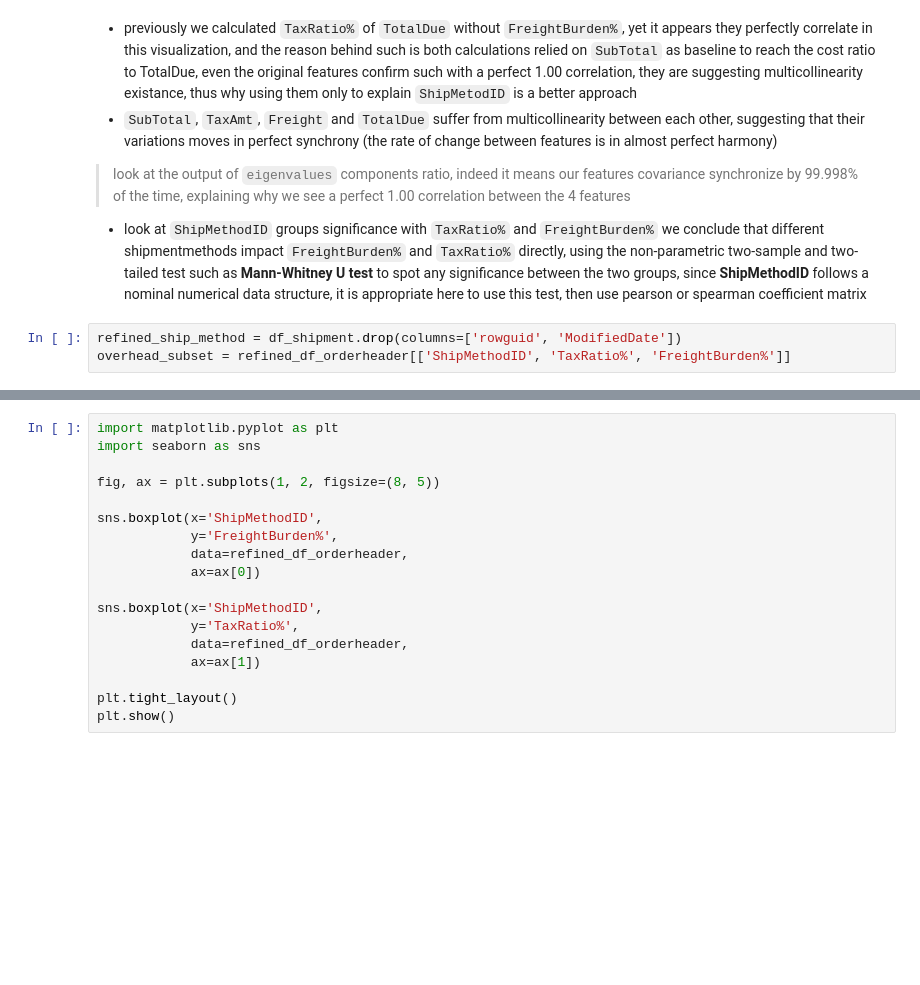
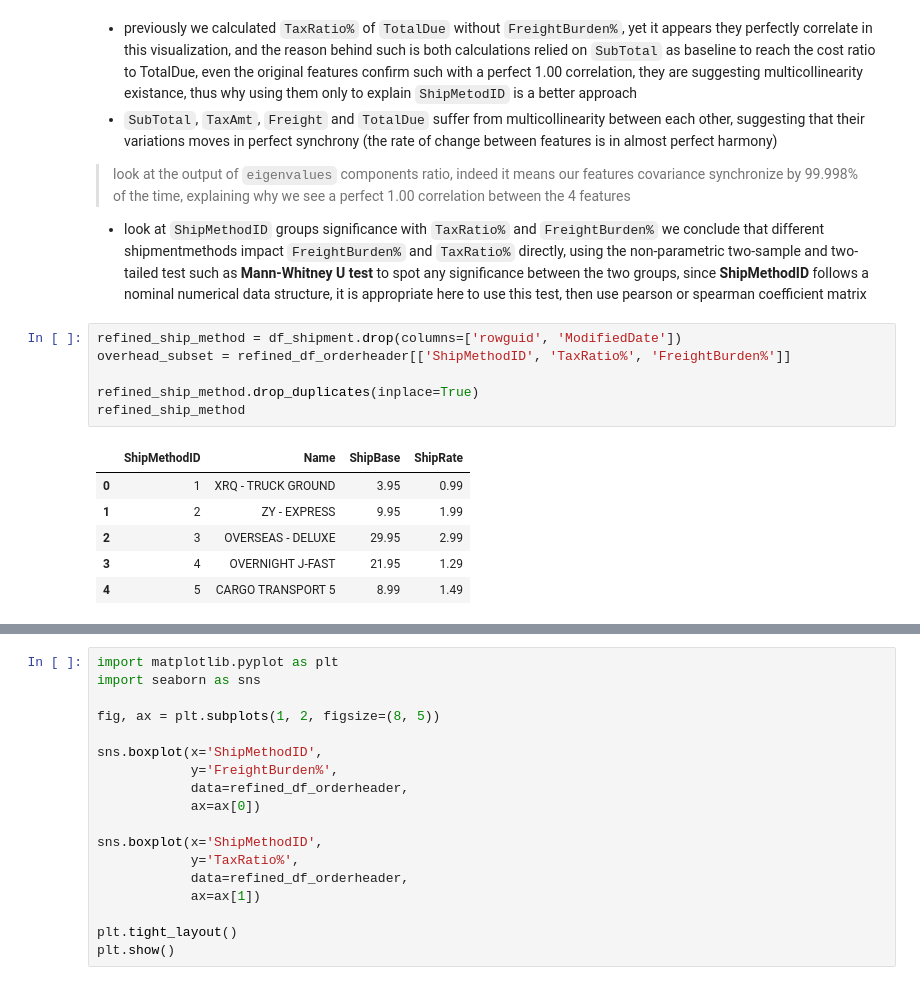
Before and after one commit to AtlasMarbx/AdventureWorks-Data-Migration-and-insight-extraction, a Jupyter notebook: EDA_process.ipynb, the cells around one changed output, grey strips where cells are left out. Drawn from its saved outputs; the diff is of its cells as text; blank space fills up the shorter version.

```diff
--- a/EDA_process.ipynb
+++ b/EDA_process.ipynb
@@ -672,6 +672,16 @@ Component3, ExplainedVariance: -0.000%
 # %%
 refined_ship_method = df_shipment.drop(columns=['rowguid', 'ModifiedDate'])
 overhead_subset = refined_df_orderheader[['ShipMethodID', 'TaxRatio%', 'FreightBurden%']]
+
+refined_ship_method.drop_duplicates(inplace=True)
+refined_ship_method
+# %% [output]
+|  | ShipMethodID | Name | ShipBase | ShipRate |
+| 0 | 1 | XRQ - TRUCK GROUND | 3.95 | 0.99 |
+| 1 | 2 | ZY - EXPRESS | 9.95 | 1.99 |
+| 2 | 3 | OVERSEAS - DELUXE | 29.95 | 2.99 |
+| 3 | 4 | OVERNIGHT J-FAST | 21.95 | 1.29 |
+| 4 | 5 | CARGO TRANSPORT 5 | 8.99 | 1.49 |
 # %%
 shipment_category_subset = pd.merge(refined_ship_method, overhead_subset, on='ShipMethodID')
 
```
Also changed, not shown: parts of 6 cells of this notebook.
